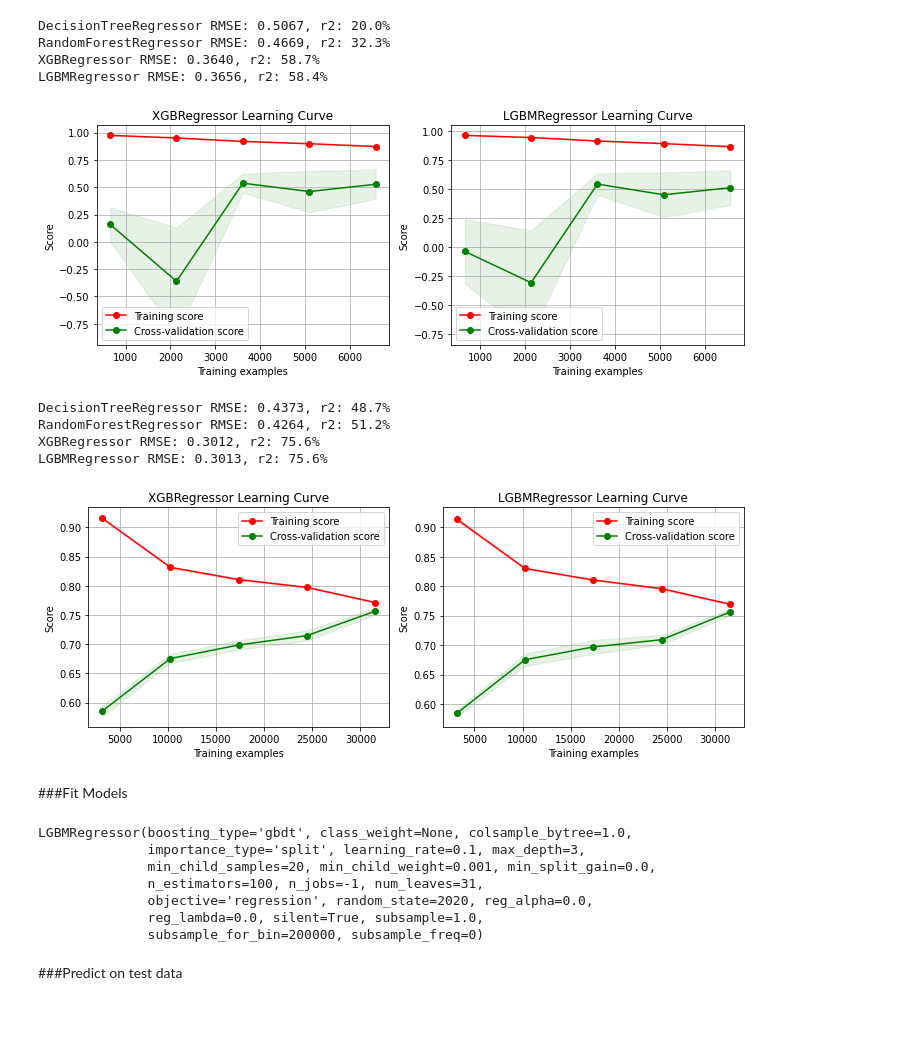
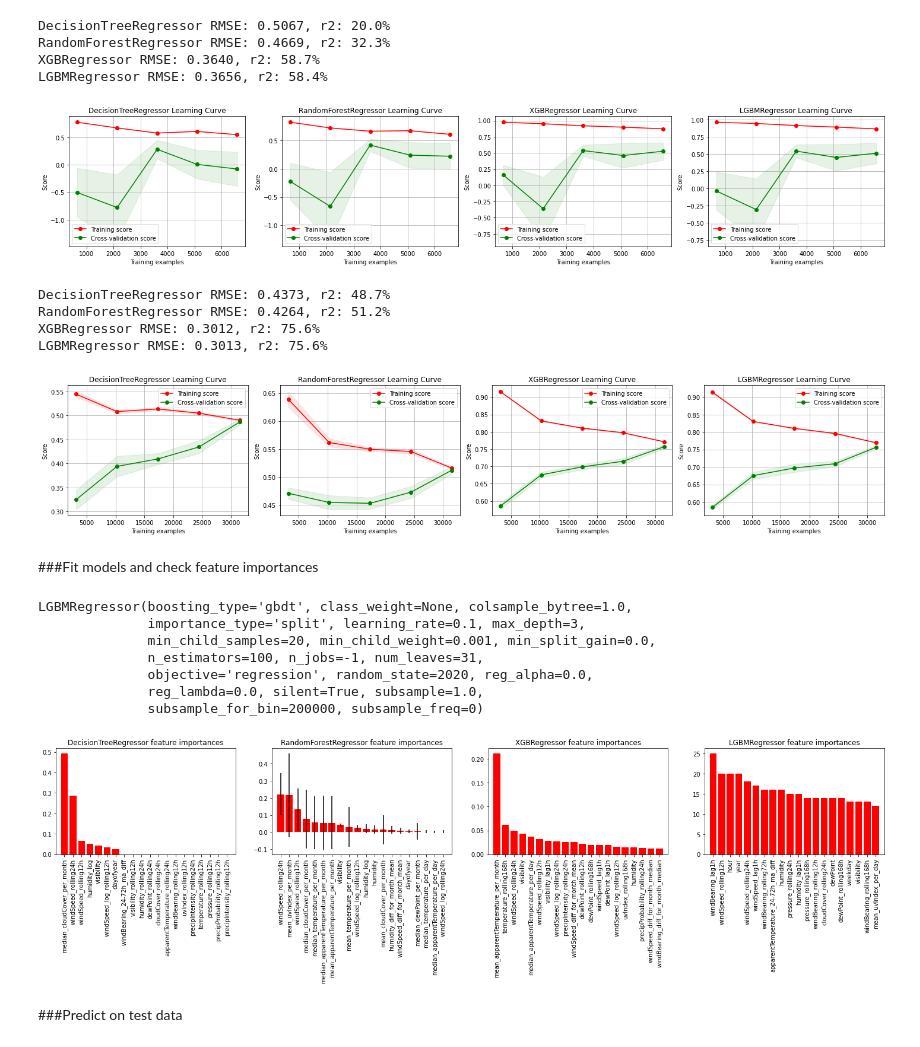
Before and after one commit to mattzajac/DataWorkshop_Competition_Warsaw_Air_Pollution, a Jupyter notebook: Warsaw_Air_Pollution_Prediction.ipynb, the cells around one changed output. Drawn from its saved outputs; the diff is of its cells as text; code cells hidden in the pictures; blank space fills up the shorter version.

```diff
--- a/Warsaw_Air_Pollution_Prediction.ipynb
+++ b/Warsaw_Air_Pollution_Prediction.ipynb
@@ -328,9 +308,9 @@ XGBRegressor RMSE: 0.3997, r2: 50.7%
 LGBMRegressor RMSE: 0.3983, r2: 50.9%
 # %%
 # check r2 learning curve for models ran on time series split
-fig=plt.figure(figsize=(10,4))
-for i, model in enumerate(models[3:]):
-    ax=fig.add_subplot(1,2,i+1)
+fig=plt.figure(figsize=(20,4))
+for i, model in enumerate(models[1:]):
+    ax=fig.add_subplot(1,4,i+1)
     plot_lear_curve(model, X_train, y_train, tcsv, 'r2', ax=ax)
 fig.tight_layout()
 plt.show()
@@ -348,9 +328,9 @@ XGBRegressor RMSE: 0.3504, r2: 67.0%
 LGBMRegressor RMSE: 0.3499, r2: 67.1%
 # %%
 # check r2 learning curve for models ran on KFold
-fig=plt.figure(figsize=(10,4))
-for i, model in enumerate(models[3:]):
-    ax=fig.add_subplot(1,2,i+1)
+fig=plt.figure(figsize=(20,4))
+for i, model in enumerate(models[1:]):
+    ax=fig.add_subplot(1,4,i+1)
     plot_lear_curve(model, X_train, y_train, kf, 'r2', ax=ax)
 fig.tight_layout()
 plt.show()
@@ -359,9 +339 @@ plt.show()
-# %%
-# check feature importances for models ran on KFold
-fig=plt.figure(figsize=(10,4))
-for i, model in enumerate(models[3:]):
-    ax=fig.add_subplot(1,2,i+1)
-    plot_feature_importances(model, time_feats, ax=ax)
-fig.tight_layout()
-plt.show()
 # %% [markdown]
@@ -381,3 +353,11 @@ LGBMRegressor(boosting_type='gbdt', class_weight=None, colsample_bytree=1.0,
               objective='regression', random_state=2020, reg_alpha=0.0,
               reg_lambda=0.0, silent=True, subsample=1.0,
               subsample_for_bin=200000, subsample_freq=0)
+# %%
+# check feature importances for models ran on KFold
+fig=plt.figure(figsize=(20,4))
+for i, model in enumerate(models[1:]):
+    ax=fig.add_subplot(1,4,i+1)
+    plot_feature_importances(model, time_feats, ax=ax)
+fig.tight_layout()
+plt.show()
@@ -469,14 +451,14 @@ XGBRegressor RMSE: 0.3640, r2: 58.7%
 LGBMRegressor RMSE: 0.3656, r2: 58.4%
 # %%
 # check r2 learning curve for models ran on time series split
-fig=plt.figure(figsize=(10,4))
-for i, model in enumerate(models[3:]):
-    ax=fig.add_subplot(1,2,i+1)
+fig=plt.figure(figsize=(20,4))
+for i, model in enumerate(models[1:]):
+    ax=fig.add_subplot(1,4,i+1)
     plot_lear_curve(model, X_train, y_train, tcsv, 'r2', ax=ax)
 fig.tight_layout()
 plt.show()
 # %% [output]
-[figure, old version]
+[figure, new version]
 # %%
 # evaluate models on KFold
 for model in models[1:]:
@@ -488,11 +470,11 @@ XGBRegressor RMSE: 0.3012, r2: 75.6%
 LGBMRegressor RMSE: 0.3013, r2: 75.6%
 # %%
 # check r2 learning curve for models ran on KFold
-fig=plt.figure(figsize=(10,4))
-for i, model in enumerate(models[3:]):
-    ax=fig.add_subplot(1,2,i+1)
+fig=plt.figure(figsize=(20,4))
+for i, model in enumerate(models[1:]):
+    ax=fig.add_subplot(1,4,i+1)
     plot_lear_curve(model, X_train, y_train, kf, 'r2', ax=ax)
 fig.tight_layout()
 plt.show()
 # %% [output]
-[figure, old version]
+[figure, new version]
@@ -507,5 +481,5 @@ plt.show()
-# %% [markdown]
-###Fit Models
+# %% [markdown]
+###Fit models and check feature importances
 # %%
 # fit models
 DT_model.fit(X_train, y_train)
@@ -520,6 +494,16 @@ LGBMRegressor(boosting_type='gbdt', class_weight=None, colsample_bytree=1.0,
               objective='regression', random_state=2020, reg_alpha=0.0,
               reg_lambda=0.0, silent=True, subsample=1.0,
               subsample_for_bin=200000, subsample_freq=0)
+# %%
+# check feature importances for models ran on KFold
+fig=plt.figure(figsize=(20,6))
+for i, model in enumerate(models[1:]):
+    ax=fig.add_subplot(1,4,i+1)
+    plot_feature_importances(model, feats, ax=ax)
+fig.tight_layout()
+plt.show()
+# %% [output]
+[figure, added]
 # %% [markdown]
 ###Predict on test data
 # %%
```
Also changed, not shown: parts of 61 cells of this notebook.
